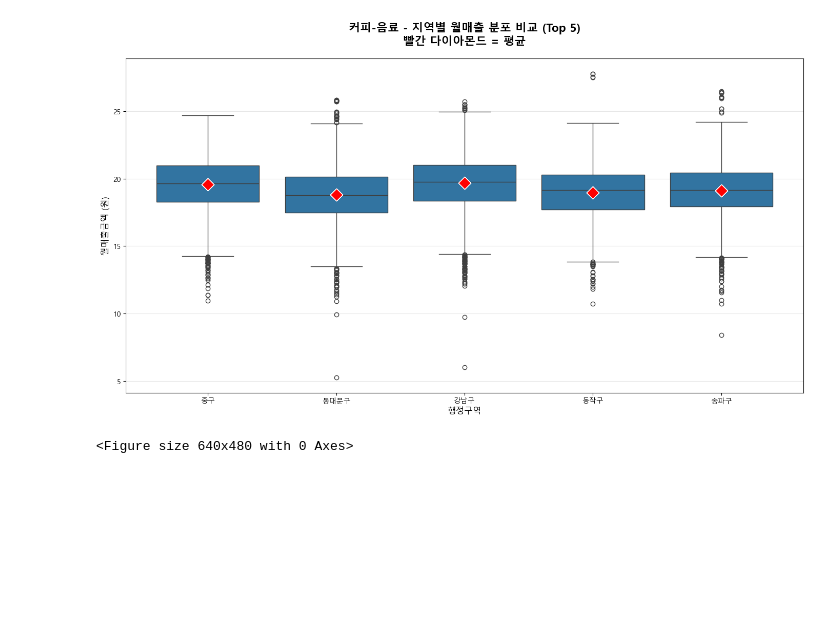
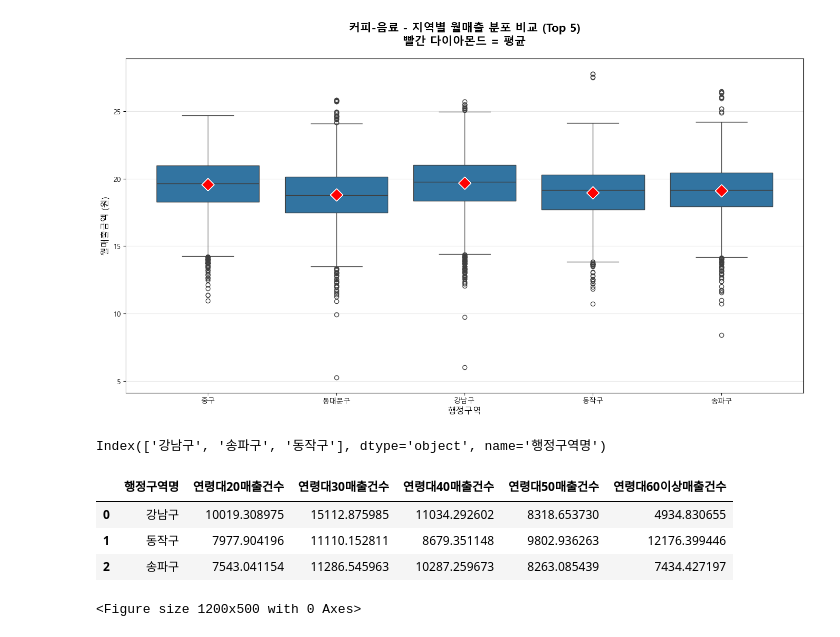
Before and after one commit to leekyuyoung2/encore_office_worker, a Jupyter notebook: 7일차_8일차_9일차_통합본/06.ipynb, the cells around one changed output. Drawn from its saved outputs; the diff is of its cells as text; code cells hidden in the pictures; blank space fills up the shorter version.

```diff
--- a/7일차_8일차_9일차_통합본/06.ipynb
+++ b/7일차_8일차_9일차_통합본/06.ipynb
@@ -238,5 +238,19 @@ See the caveats in the documentation: https://pandas.pydata.org/pandas-docs/stab
   data_top5['월매출금액'] = np.log(data_top5['월매출금액'])
 [figure]
 # %%
+top3_districts = df.groupby('행정구역명')['월매출금액'].sum().nlargest(3).index
+top3_districts
 # %% [output]
-<Figure size 640x480 with 0 Axes>
+Index(['강남구', '송파구', '동작구'], dtype='object', name='행정구역명')
+# %%
+plt.figure(figsize=(12,5))
+temp  = df[df['행정구역명'].isin(top3_districts)]
+temp2 = temp.groupby(['행정구역명'])[['연령대20매출건수','연령대30매출건수','연령대40매출건수','연령대50매출건수','연령대60이상매출건수']].mean()
+temp2.reset_index()
+# sns.barplot(temp2.reset_index(),x='행정구역명')
+# %% [output]
+|  | 행정구역명 | 연령대20매출건수 | 연령대30매출건수 | 연령대40매출건수 | 연령대50매출건수 | 연령대60이상매출건수 |
+| 0 | 강남구 | 10019.308975 | 15112.875985 | 11034.292602 | 8318.653730 | 4934.830655 |
+| 1 | 동작구 | 7977.904196 | 11110.152811 | 8679.351148 | 9802.936263 | 12176.399446 |
+| 2 | 송파구 | 7543.041154 | 11286.545963 | 10287.259673 | 8263.085439 | 7434.427197 |
+<Figure size 1200x500 with 0 Axes>
```
Also changed, not shown: parts of 3 cells of this notebook.
